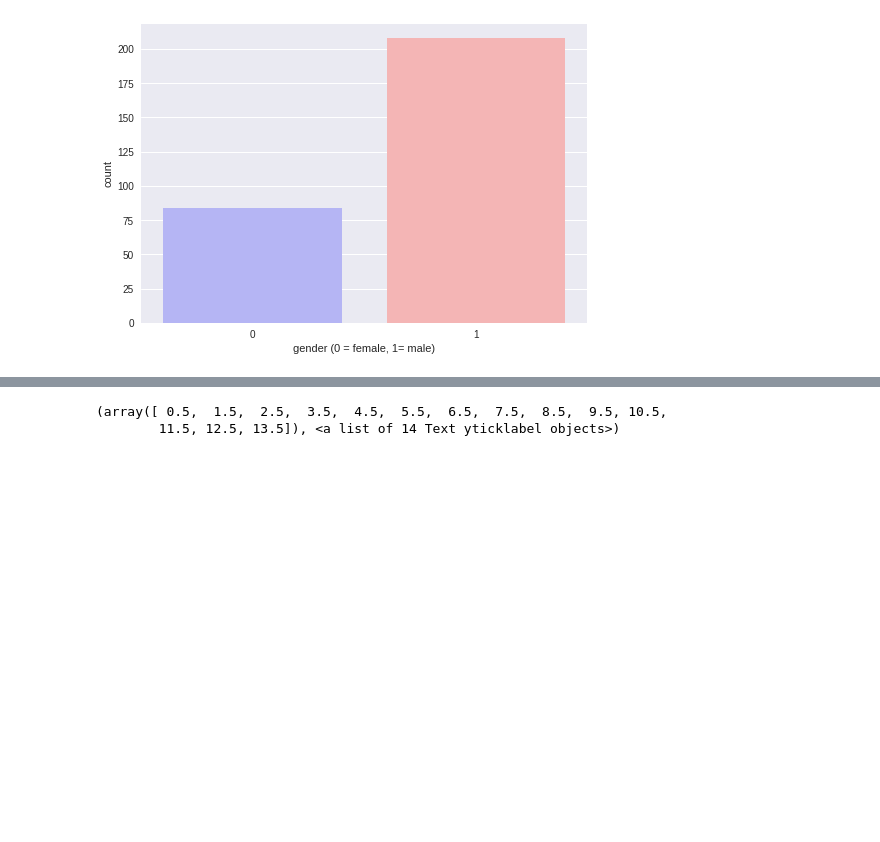
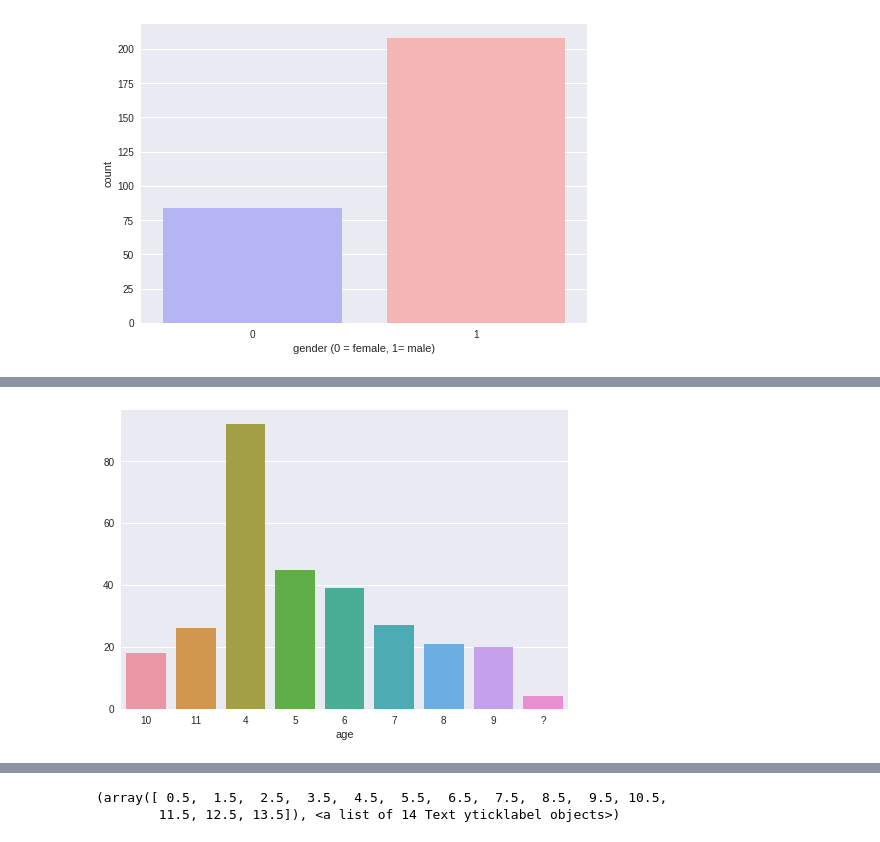
Before and after one commit to Anandharajan/DriverBehaviour, a Jupyter notebook: autism.ipynb, the cells around one changed output, grey strips where cells are left out. Cells and saved outputs as stored; diff of their text form; code cells hidden in the pictures; blank space fills up the shorter version.

```diff
--- a/autism.ipynb
+++ b/autism.ipynb
@@ -65,0 +88,5 @@ plt.show()
+# %%
+sns.barplot(x=df.groupby('age')['result'].count().index,y=df.groupby('age')['result'].count().values)
+plt.show()
+# %% [output]
+[figure, added]
```
Also changed, not shown: parts of 6 cells of this notebook.
